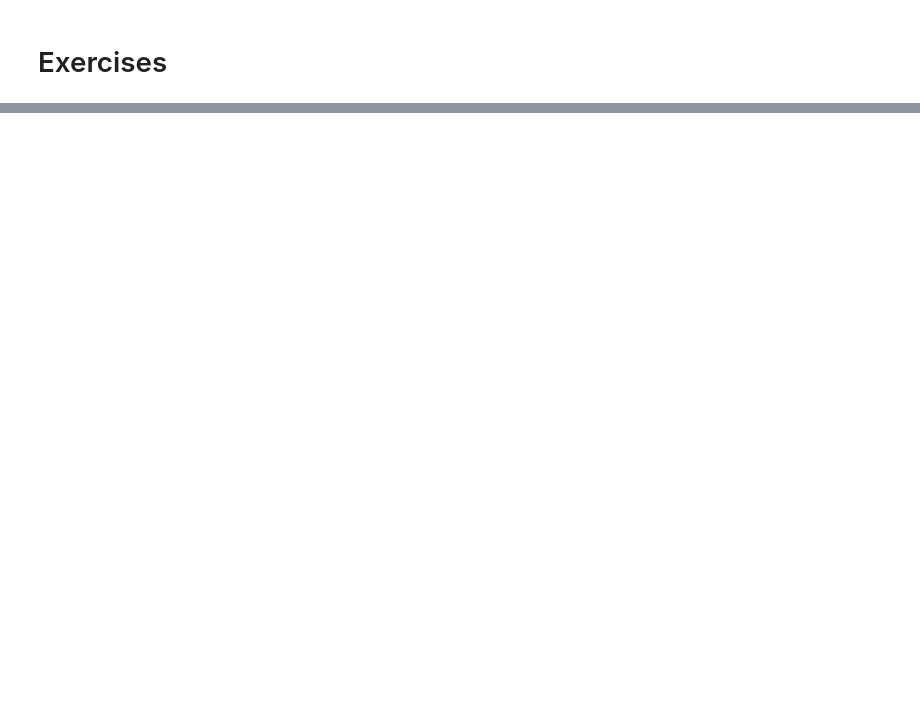
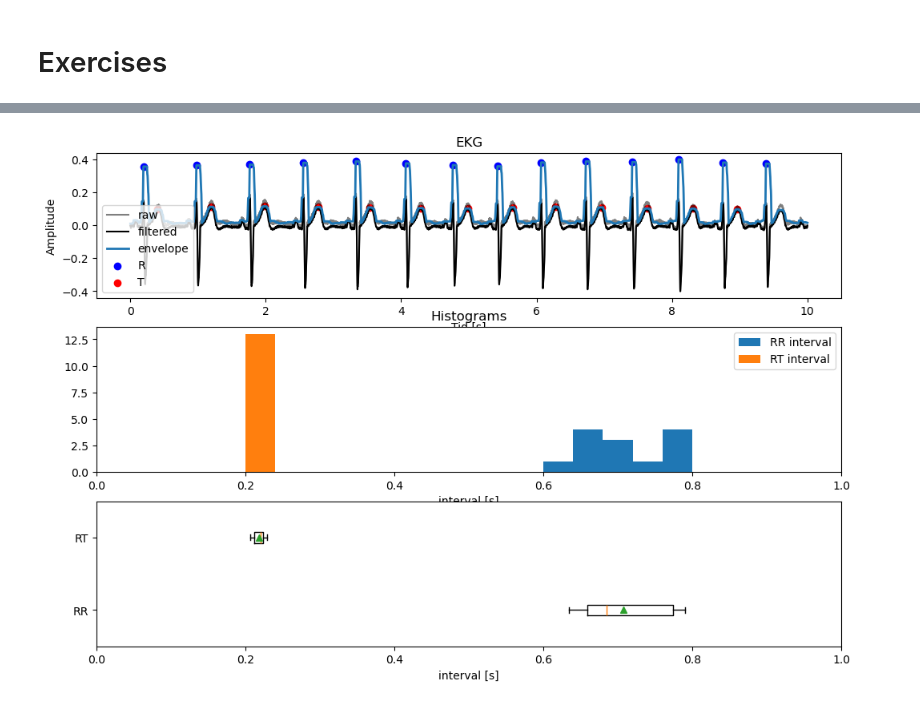
Before and after one commit to AAU-ST2-Programming/signals_3, a Jupyter notebook: signals_3_features.ipynb, the cells around one changed output, grey strips where cells are left out. Cells and saved outputs as stored; diff of their text form; code cells hidden in the pictures; blank space fills up the shorter version.

```diff
--- a/signals_3_features.ipynb
+++ b/signals_3_features.ipynb
@@ -634,50 +656,81 @@ def peak_detector(data, thr: float):
     indecies: list[float] = []
     for i, value in enumerate(data):
         if value > thr:
             if value > value_record:
                 value_record = value
                 time_record = i
         else:
             if value_record:
                 indecies.append(time_record)
                 time_record = 0
                 value_record = 0
 
     return np.array(indecies)
 
 
 
-filename = "files/ECGPCG.csv"
+filename = "/home/nurrix/Documents/ST2-AnvendtProgrammering/signals_3/files/ECGPCG.csv"
 
-time, ecg, pcg = np.genfromtxt(filename,delimiter=",", skip_header=1)
+time, ecg, pcg = np.genfromtxt(filename,delimiter=",", skip_header=1, unpack=True)
 fs = round(1/np.diff(time).mean())
 fc = [1,150]
 b, a = butter(2, fc, fs=fs, btype='band',)
 filtered_ecg = filtfilt(b, a, ecg)
-filtered_pcg = filtfilt(b, a, pcg)
+env_ecg = envelope(filtered_ecg, window=round(fs/20))
 
-env_ecg = envelope(filtered_ecg, window=round(fs/15))
-env_pcg = envelope(filtered_pcg, window=round(fs/15) )
 
-peaks_ecg = peak_detector(env_ecg, thr=env_ecg.mean()+env_ecg.std())
-peaks_pcg = peak_detector(env_pcg, thr=env_pcg.mean()+env_pcg.std())
+R_indecies = peak_detector(env_ecg, thr=env_ecg.mean()+env_ecg.std())
+R_time = time[R_indecies]
+R_amp = env_ecg[R_indecies]
+RR = np.diff(R_time)
 
-plt.subplot(5,1,1)
+T = []
+RT = []
+for i in range(len(RR)):
+    R_loc = R_indecies[i]
+    win = [R_loc+ round(fs*0.1),R_loc+round(fs*0.6)]
+    my_window = filtered_ecg[win[0]:win[1]]
+    T_ind = peak_detector(my_window,float(my_window.mean()+ my_window.std()))
+    if len(T_ind)>0:
+        T_loc = T_ind[0]+win[0]
+        T.append(T_loc)
+        RT.append((T_loc-R_loc)/fs)
+T = np.array(T)
+T_time = time[T]
+T_amp = filtered_ecg[T]
+RR = np.array(RR)
+RT = np.array(RT)
+
+
+plt.figure(figsize=(12,8))
+plt.subplot(3,1,1)
 plt.plot(time,ecg, label="raw",color="black", alpha= 0.5)
 plt.plot(time,filtered_ecg, label="filtered",color="black")
-plt.plot(time, env_ecg, label="envelope", color="red", linewidth=2)
-plt.scatter(time[peaks_ecg], env_ecg[peaks_ecg], color="blue", label="peaks")
+plt.plot(time, env_ecg, label="envelope", linewidth=2)
+plt.scatter(R_time, R_amp, label="R", color="blue")
+plt.scatter(T_time,T_amp, label="T", color="red")
+plt.legend()
+plt.xlabel("Tid [s]")
+plt.ylabel("Amplitude")
+plt.title("EKG")
+
+plt.subplot(3,1,2)
+plt.hist(RR,25,range=(0,1), label="RR interval")
+plt.hist(RT,25,range=(0,1), label="RT interval")
+plt.title("Histograms")
+plt.xlabel("interval [s]")
+plt.xlim((0,1))
 plt.legend()
 
-plt.subplot(5,1,2)
-plt.plot(time,pcg, label="raw")
-plt.plot(time,filtered_pcg, label="filtered",color="black", alpha= 0.5)
-plt.plot(time, env_pcg, label="envelope", color="red", linewidth=2)
-plt.scatter(time[peaks_pcg], env_pcg[peaks_pcg], color="blue", label="peaks")
-plt.legend()
-plt.xlabel("time [s]")
+plt.subplot(3,1,3)
+plt.boxplot([RR,RT], vert=False, showmeans=True)
+plt.yticks([1,2],["RR","RT"])
+plt.xlabel("interval [s]")
+plt.xlim((0,1))
 
 plt.show()
+# %% [output]
+[figure, added]
 # %% [markdown]
 <div style="background-color: rgba(255, 253, 231, 0.2); padding: 30px; border-radius: 10px; border-left: 5px solid #fbc02d;">
 
```
Also changed, not shown: parts of 10 cells of this notebook, 1 other file.
